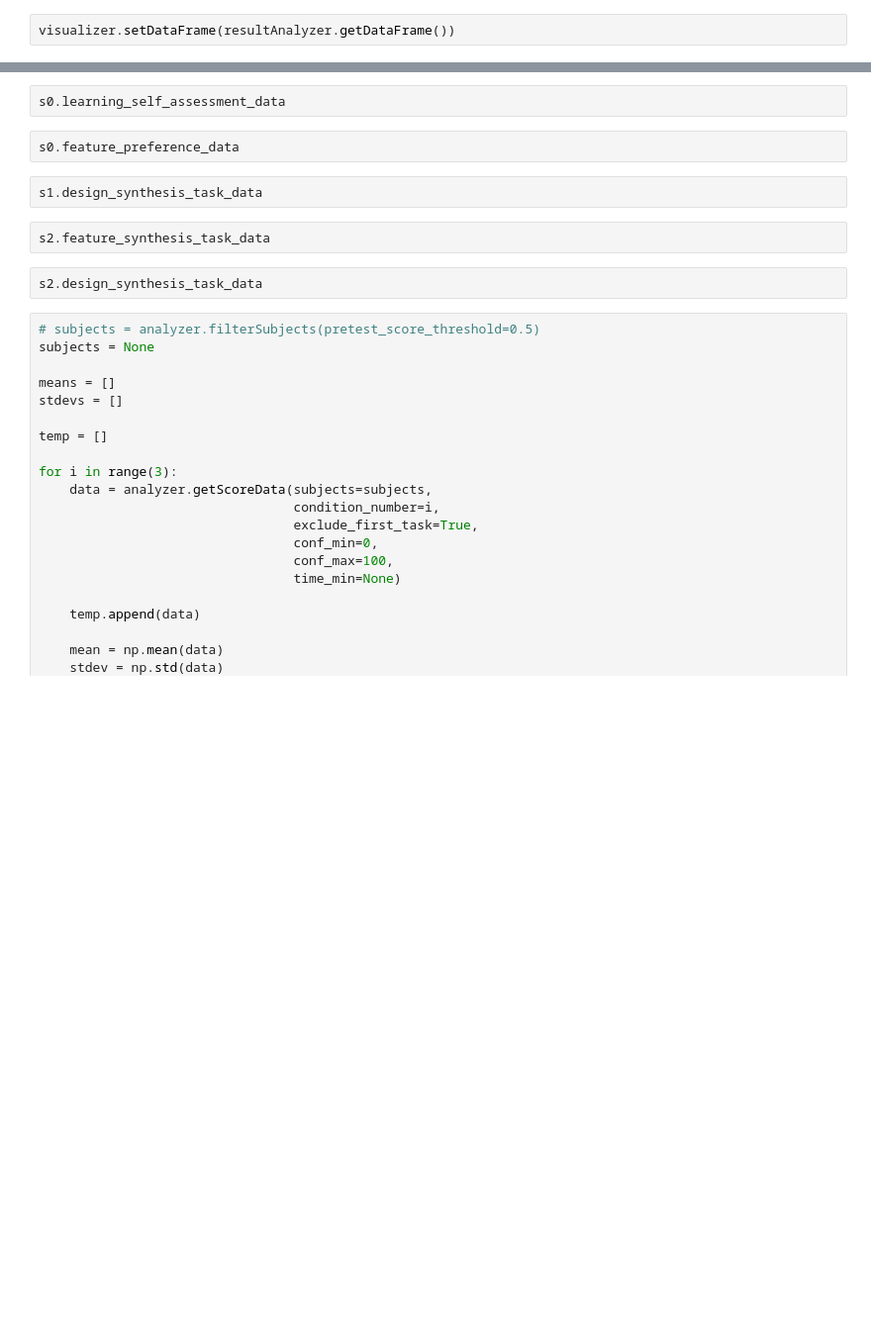
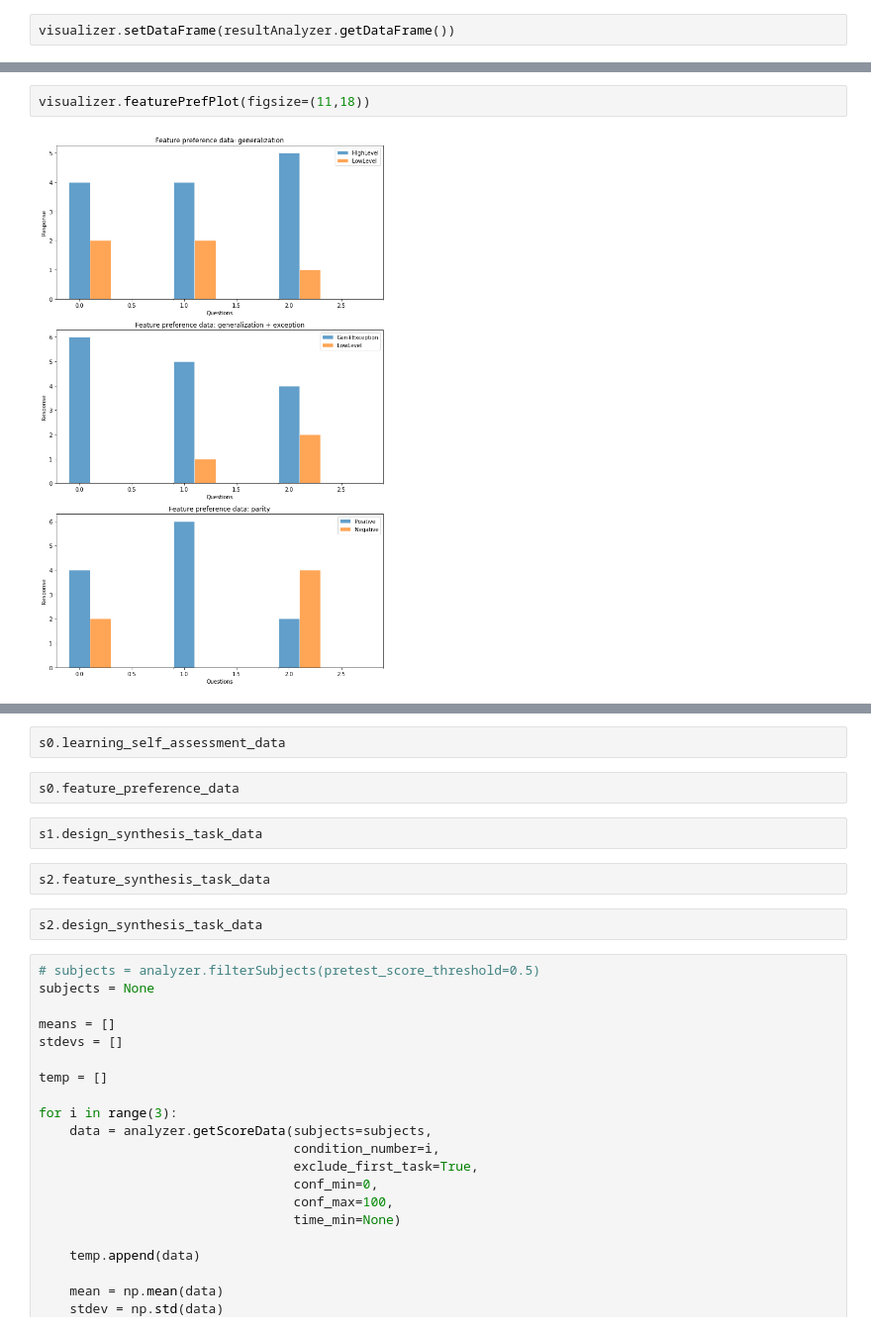
Before and after one commit to hsbang09/iFEED_experiment_result_analysis_2019, a Jupyter notebook: analysis.ipynb, the cells around one changed output, grey strips where cells are left out. Shown at 99% size. Drawn from its saved outputs; the diff is of its cells as text; blank space fills up the shorter version.

```diff
--- a/analysis.ipynb
+++ b/analysis.ipynb
@@ -376,0 +384,4 @@ visualizer.boxPlot(columns=['PScore','NScore', 'totalScore'], nrows=1, ncols=3,
+# %%
+visualizer.featurePrefPlot(figsize=(11,18))
+# %% [output]
+[figure, added]
```
Also changed, not shown: parts of 26 cells of this notebook, 7 other files.
